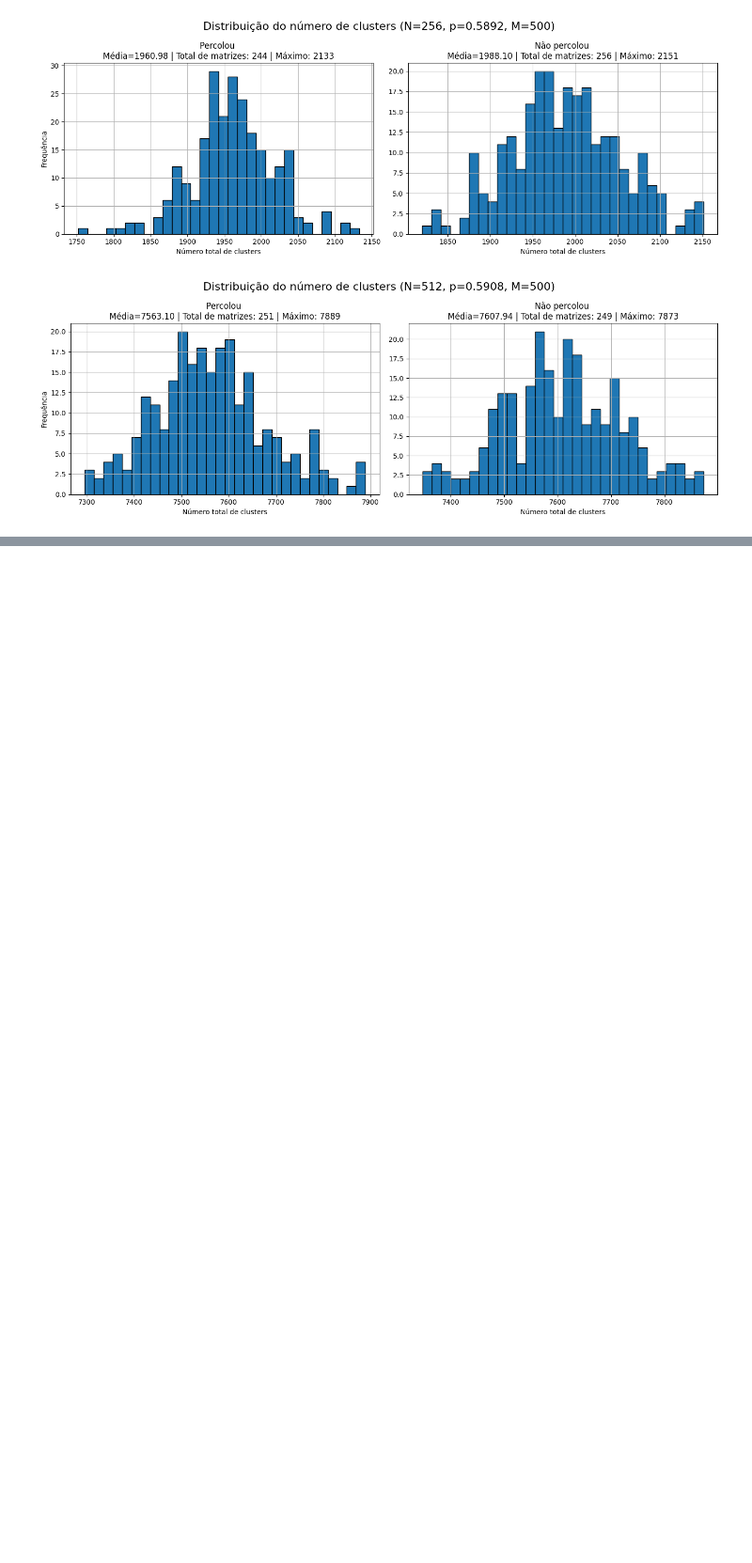
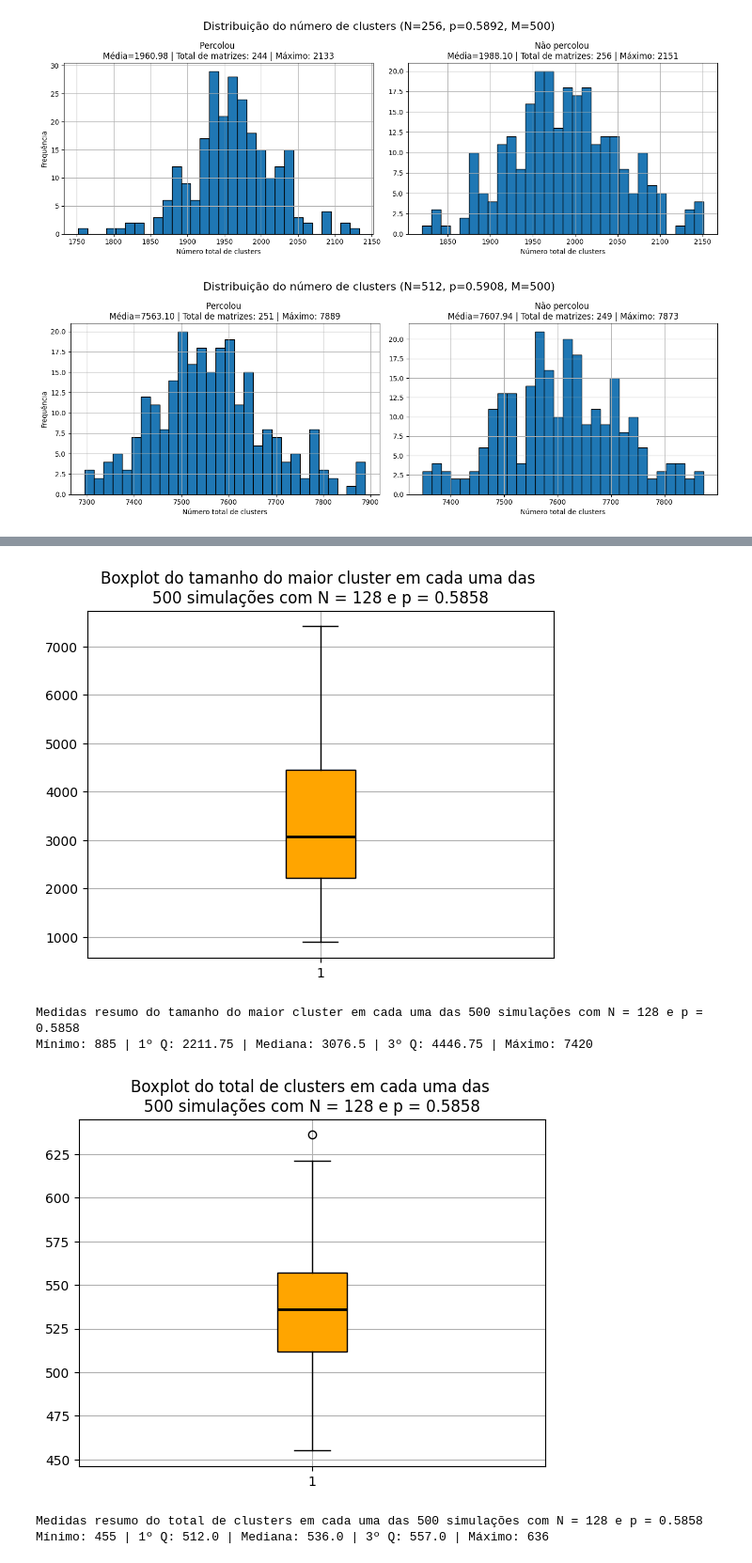
Before and after one commit to nicolassantm/projeto-percolacao-progestat, a Jupyter notebook: Percolacao_Por_Sitios_Em_Rede_Quadrada.ipynb, the cells around one changed output, grey strips where cells are left out. Shown at 94% size. Cells and saved outputs as stored; diff of their text form; code cells hidden in the pictures; blank space fills up the shorter version.

```diff
--- a/Percolacao_Por_Sitios_Em_Rede_Quadrada.ipynb
+++ b/Percolacao_Por_Sitios_Em_Rede_Quadrada.ipynb
@@ -384,0 +439,14 @@ grafico_num_clusters(N, estim_limiar, M)
+# %%
+np.random.seed(42)
+N = 128
+M = 500
+p = encontrar_limiar(N, M)
+boxplot_tam_clusters(N, p, M)
+boxplot_num_clusters(N, p, M)
+# %% [output]
+[figure, added]
+Medidas resumo do tamanho do maior cluster em cada uma das 500 simulações com N = 128 e p = 0.5858
+Mínimo: 885 | 1º Q: 2211.75 | Mediana: 3076.5 | 3º Q: 4446.75 | Máximo: 7420
+[figure, added]
+Medidas resumo do total de clusters em cada uma das 500 simulações com N = 128 e p = 0.5858
+Mínimo: 455 | 1º Q: 512.0 | Mediana: 536.0 | 3º Q: 557.0 | Máximo: 636
```
Also changed, not shown: parts of 17 cells of this notebook, 2 other files.
